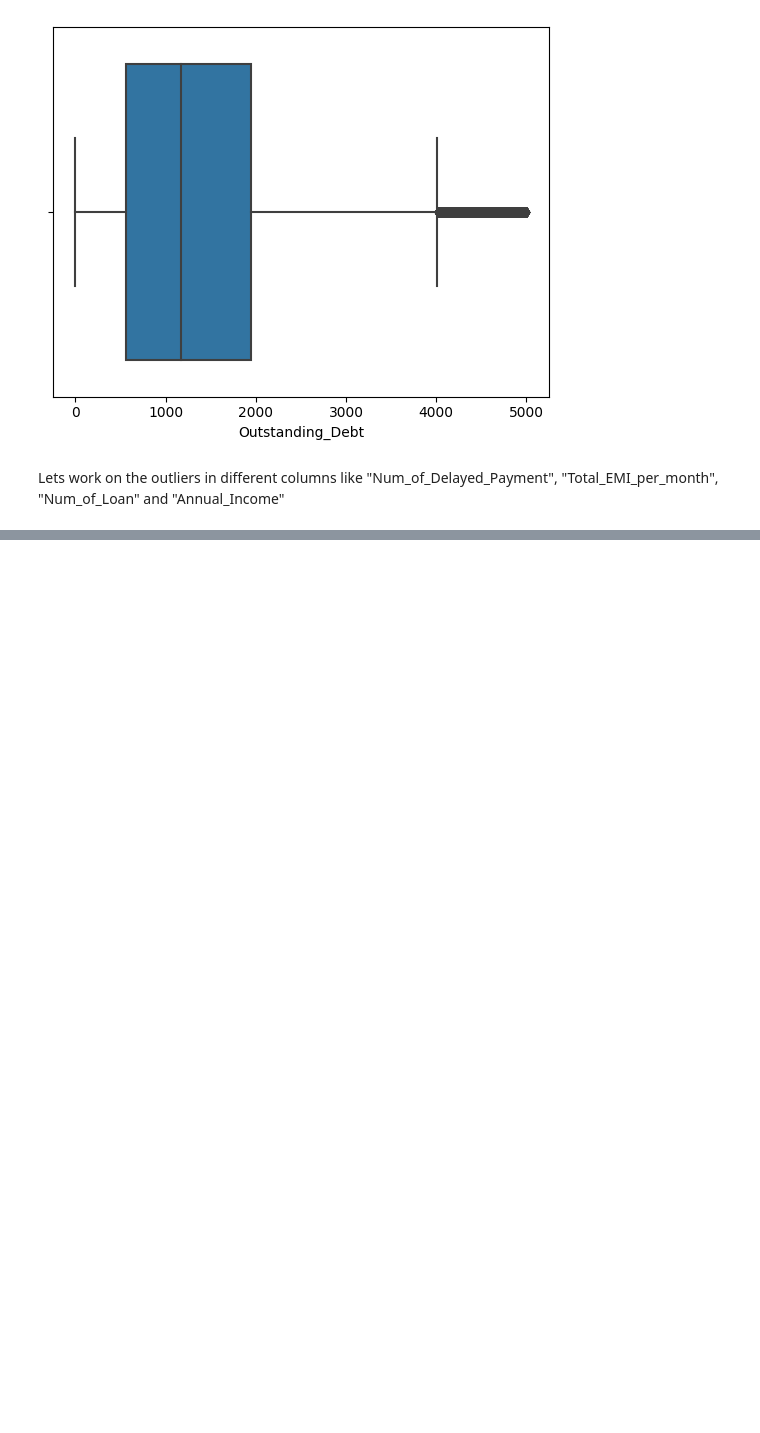
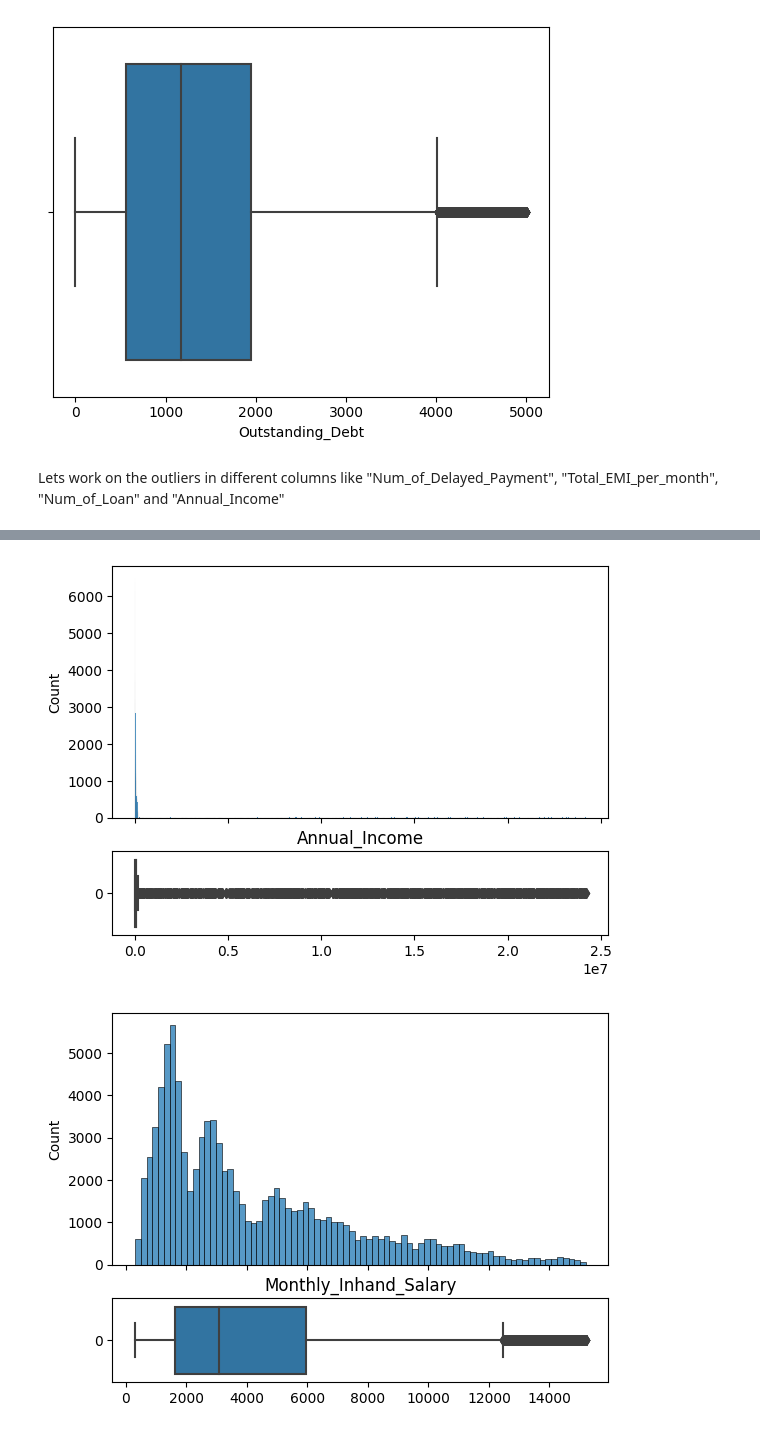
Before and after one commit to tanvimathur11/DDA, a Jupyter notebook: DDA_cleaning-Rough.ipynb, the cells around one changed output, grey strips where cells are left out. Saved outputs shown, nothing was run; the diff lists cells and outputs as text; code cells hidden in the pictures; blank space fills up the shorter version.

Commit message:
Outliers Handled, Performed EDA

```diff
--- a/DDA_cleaning-Rough.ipynb
+++ b/DDA_cleaning-Rough.ipynb
@@ -1143,0 +1251,10 @@ Lets work on the outliers in different columns like "Num_of_Delayed_Payment", "T
+# %%
+#Use boxplots and histograms to check the distribution and presence of outliers.
+for columns in numerical_data:
+  fig, (hist, box) = plt.subplots (2, 1, sharex = True, gridspec_kw={'height_ratios': [3, 1]})
+  plt.title(columns)
+  sns.histplot(numerical_data[columns], ax=hist)
+  sns.boxplot (data= numerical_data[columns], orient='h', ax=box)
+# %% [output]
+[figure, added]
+[figure, added]
```
Also changed, not shown: parts of 38 cells of this notebook.
